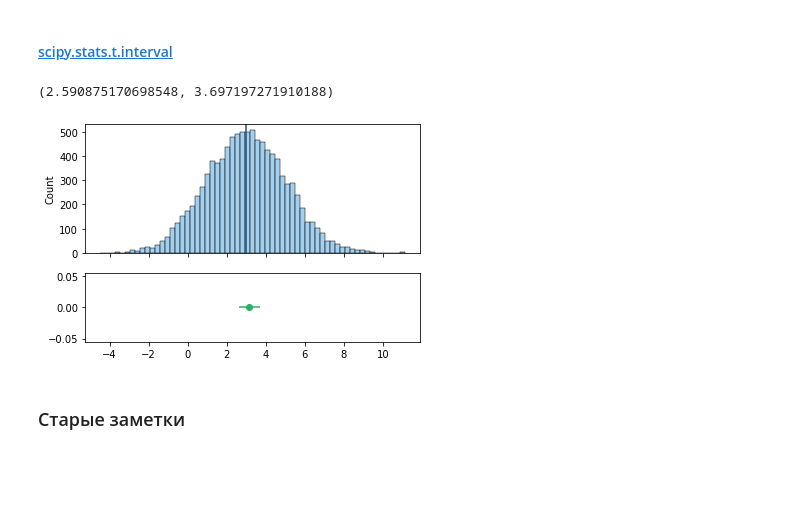
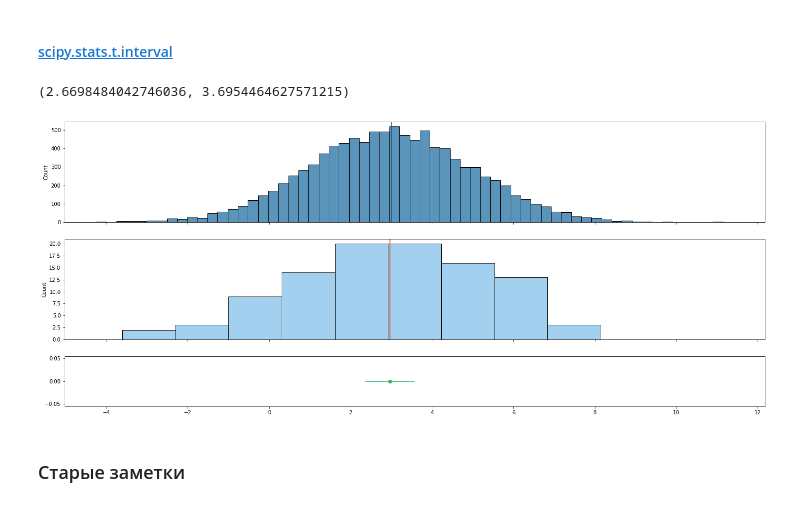
Before and after one commit to Saxsafon/Statistics, a Jupyter notebook: Hypotheses_testing/Confidence_Intervals.ipynb, the cells around one changed output. Cells and saved outputs as stored; diff of their text form; code cells hidden in the pictures; blank space fills up the shorter version.

```diff
--- a/Hypotheses_testing/Confidence_Intervals.ipynb
+++ b/Hypotheses_testing/Confidence_Intervals.ipynb
@@ -164,10 +169,10 @@ N = 10_000
 genpop = pd.Series(np.random.normal(M, sigma, N))
 # %%
 n = 100
-sample = genpop.sample(n=n)
+one_sample = genpop.sample(n=n)
 
-m = sample.mean()
-std = sample.std() # Это упрощение - на самом деле здесь нужно задействовать распределение Стьюдента. Но это потом
+m = one_sample.mean()
+std = one_sample.std() # Это упрощение - на самом деле здесь нужно задействовать распределение Стьюдента. Но это потом
 # %% [markdown]
 #### Custom function
 # %%
@@ -194,22 +199,25 @@ ci
 # %%
 st.t.interval(z, len(sample)-1, loc=np.mean(sample), scale=st.sem(sample))
 # %% [output]
-(2.590875170698548, 3.697197271910188)
+(2.6698484042746036, 3.6954464627571215)
 # %%
-f, (ax_hist, ax_intervals) = plt.subplots(2, sharex=True, gridspec_kw={"height_ratios": (.65, .35)})
+f, (ax_genpop, ax_one_sample, ax_intervals) = plt.subplots(3, sharex=True, gridspec_kw={"height_ratios": (.40, .40, .20)}, figsize=(24, 10))
 
-sns.histplot(x=genpop, ax=ax_hist, color='#85C1E9')
-ax_hist.axvline(M,  color='#1A5276')
+sns.histplot(x=genpop, ax=ax_genpop, color='#2471A3')
+ax_genpop.axvline(M,  color='#1A5276')
+
+sns.histplot(x=one_sample, ax=ax_one_sample, color='#85C1E9')
+ax_one_sample.axvline(m, color='#E74C3C')
 
 ax_intervals.errorbar(
     [m],
     [0],
     xerr=[[cval],[cval]],
     fmt='o',
     color='#28B463'
 );
 # %% [output]
-[figure, old version]
+[figure, new version]
 # %% [markdown]
 ### Старые заметки
 # %% [markdown]
```
Also changed, not shown: parts of 8 cells of this notebook.
